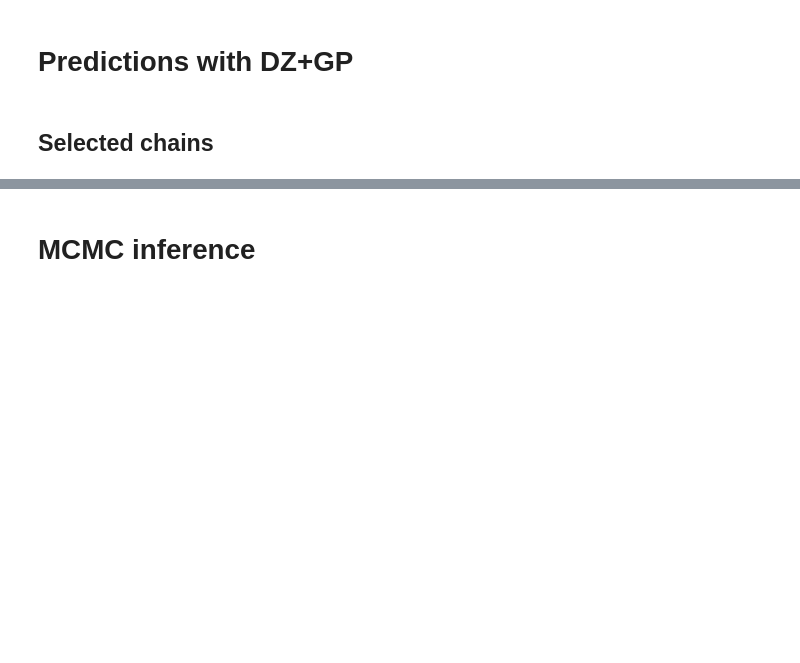
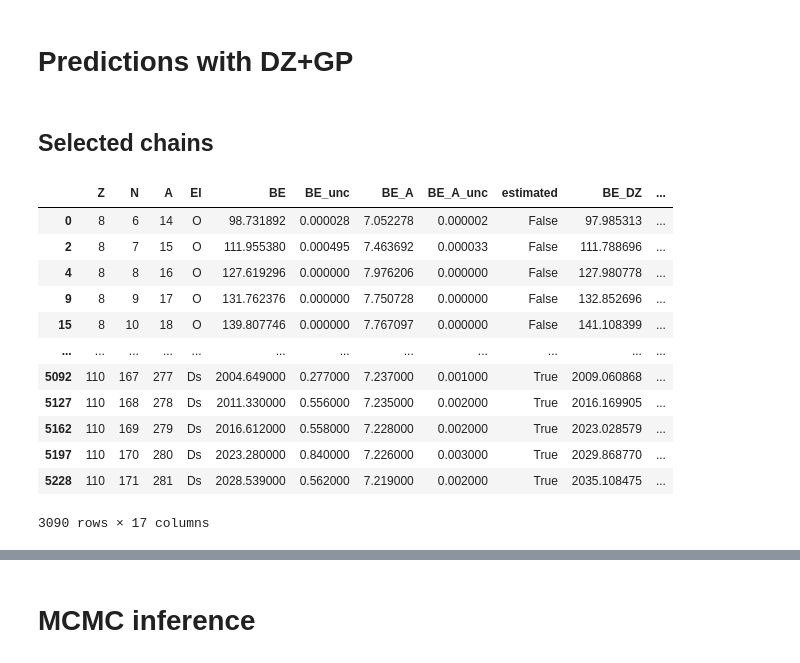
Before and after one commit to mgeshelley/massModelResiduals, a Jupyter notebook: ame16_GPmodel.ipynb, the cells around one changed output, grey strips where cells are left out. Cells and saved outputs as stored; diff of their text form; code cells hidden in the pictures; blank space fills up the shorter version.

```diff
--- a/ame16_GPmodel.ipynb
+++ b/ame16_GPmodel.ipynb
@@ -108,9 +120,9 @@ DZres['BE_residual'] = DZres.BE_DZ - DZres.BE
 # %%
 # Select all or subset of residuals for training GP
 Zmin, Zmax = 0, 120
-query = f'Z >= {Zmin} & Z <= {Zmax} & BE_DZ.notna()'
+trainQuery = f'Z >= {Zmin} & Z <= {Zmax} & BE_DZ.notna()'
 
-train = DZres.query(query)
+train = df.query(trainQuery)
 train = train[train.estimated.eq(False)]
 train.to_pickle('GP_training/train.pkl')
 
@@ -119,5 +131,5 @@ trainErrorsMean = train.BE_unc.mean()
 print(f'Mean experimental error: {trainErrorsMean}')
 
 Xtrain = train[['N', 'Z']].to_numpy()
-Ytrain = np.atleast_2d(train.BE_residual.to_numpy()).T
+Ytrain = np.atleast_2d(train.residual.to_numpy()).T
 # %% [output]
@@ -173,25 +185,60 @@ Nugget sigma: 0.20679383675463348
 # %%
 def predictResiduals(model, XPred):
     # GP predictions at unknown points
     meanNew, covNew = model.predict_noiseless(XPred)
 
     # Save to file
     np.savetxt('GP_training/GP_predictions.dat',
                np.hstack((XPred, meanNew, covNew)),
                fmt=('\t%d', '\t%d', '\t%.9e', '\t%.9e'),
                header='\tN\tZ\tmeans\t\t\t\tcovs')
 
     return meanNew, covNew
 
 with open('GP_training/model.pkl', 'rb') as f:
     model = pickle.load(f)
 
-pred = DZres.query(query)
+# Range of Z for predictions
+pred_Zmin, pred_Zmax = 0, 120
+pred = df.query(f'Z >= {pred_Zmin} & Z <= {pred_Zmax} & BE_DZ.notna()')
 pred = pred[pred.estimated.notna()]
 XPred = pred[['N', 'Z']].to_numpy()
+
+# Predict
 means, covs = predictResiduals(model, XPred)
+
+# Mean and sigma for GP model of DZ10 residuals
 pred['GP_mean'] = means
 pred['GP_sigma'] = np.sqrt(covs)
-pred['DZ_GP'] = pred.BE_residual - pred.GP_mean
+
+# Residuals of new combined DZ10-GP model
+pred['res_DZGP'] = pred.residual - pred.GP_mean
+
+# New DZ10-GP mass table
+pred['BE_DZGP'] = pred.BE_DZ - pred.GP_mean
+# Uncertainty for new model is DZ10 uncertainty and GP sigma added in quadrature
+pred['BE_DZGP_unc'] = np.sqrt(pred.BE_DZ_unc**2 + pred.GP_sigma**2)
+
+# Save to files
 pred.to_pickle('GP_training/predict.pkl')
+np.savetxt('GP_training/DZ10-GP_massTable.dat',
+           pred[['Z', 'N', 'A', 'BE_DZGP', 'BE_DZGP_unc']].values,
+           fmt='%5d%4d%4d\t%.9e\t%.9e',
+           header='\tZ\tN\tA\tBE [MeV]\t\tsigma [MeV]')
+
+pred
+# %% [output]
+|  | Z | N | A | El | BE | BE_unc | BE_A | BE_A_unc | estimated | BE_DZ | ... |
+| 0 | 8 | 6 | 14 | O | 98.731892 | 0.000028 | 7.052278 | 0.000002 | False | 97.985313 | ... |
+| 2 | 8 | 7 | 15 | O | 111.955380 | 0.000495 | 7.463692 | 0.000033 | False | 111.788696 | ... |
+| 4 | 8 | 8 | 16 | O | 127.619296 | 0.000000 | 7.976206 | 0.000000 | False | 127.980778 | ... |
+| 9 | 8 | 9 | 17 | O | 131.762376 | 0.000000 | 7.750728 | 0.000000 | False | 132.852696 | ... |
+| 15 | 8 | 10 | 18 | O | 139.807746 | 0.000000 | 7.767097 | 0.000000 | False | 141.108399 | ... |
+| ... | ... | ... | ... | ... | ... | ... | ... | ... | ... | ... | ... |
+| 5092 | 110 | 167 | 277 | Ds | 2004.649000 | 0.277000 | 7.237000 | 0.001000 | True | 2009.060868 | ... |
+| 5127 | 110 | 168 | 278 | Ds | 2011.330000 | 0.556000 | 7.235000 | 0.002000 | True | 2016.169905 | ... |
+| 5162 | 110 | 169 | 279 | Ds | 2016.612000 | 0.558000 | 7.228000 | 0.002000 | True | 2023.028579 | ... |
+| 5197 | 110 | 170 | 280 | Ds | 2023.280000 | 0.840000 | 7.226000 | 0.003000 | True | 2029.868770 | ... |
+| 5228 | 110 | 171 | 281 | Ds | 2028.539000 | 0.562000 | 7.219000 | 0.002000 | True | 2035.108475 | ... |
+3090 rows × 17 columns
 # %%
```
Also changed, not shown: parts of 16 cells of this notebook, 17 other files.
